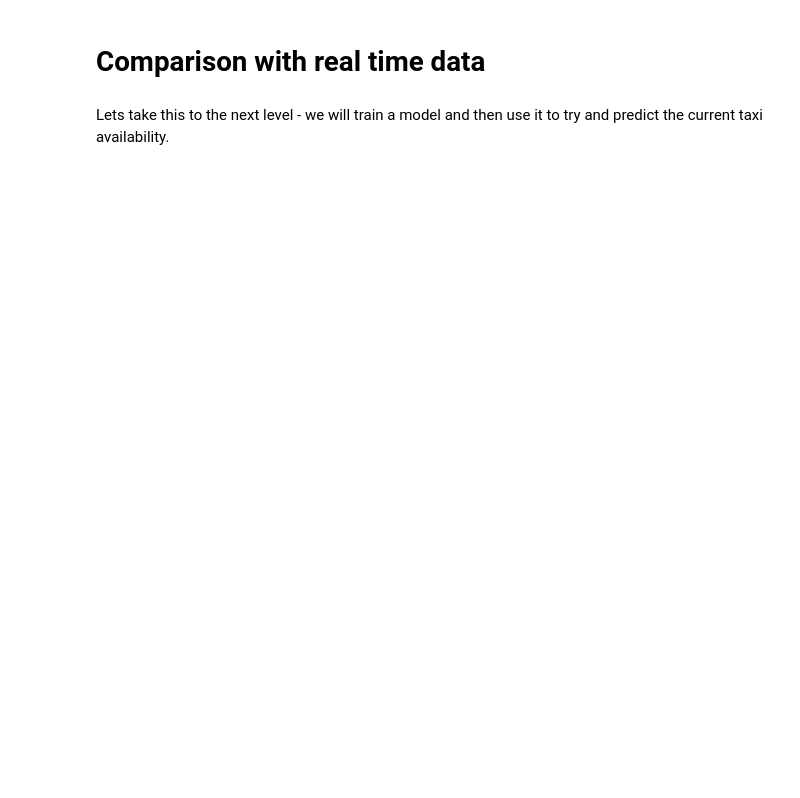
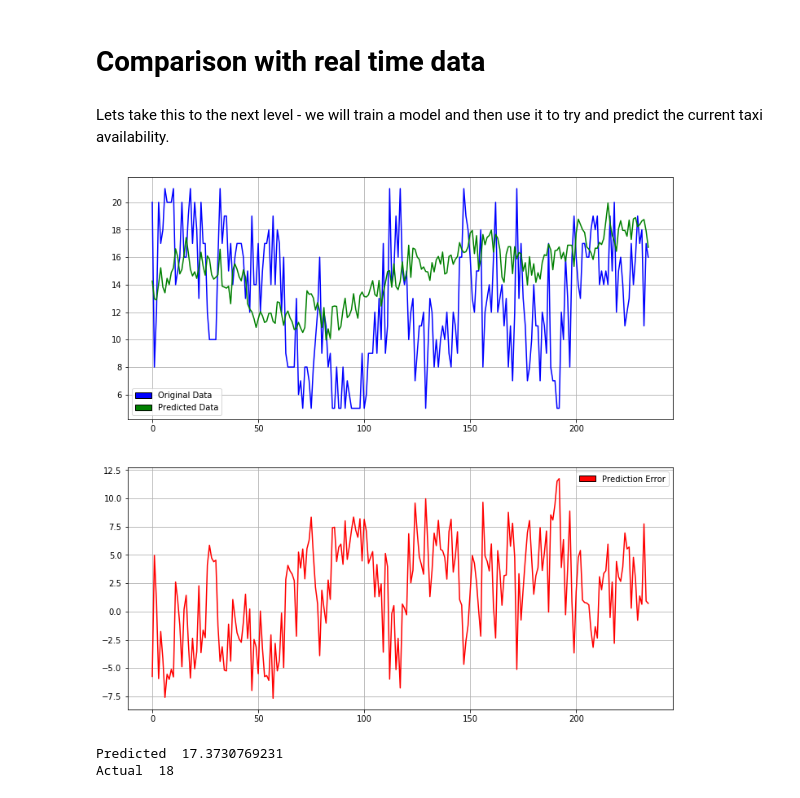
Before and after one commit to hari-allamraju/pycon-talk-taxidata, a Jupyter notebook: notebooks/Comparison with real time data.ipynb, the cells around one changed output. Cells and saved outputs as stored; diff of their text form; code cells hidden in the pictures; blank space fills up the shorter version.

Commit message:
added example with a larger grid

```diff
--- a/notebooks/Comparison with real time data.ipynb
+++ b/notebooks/Comparison with real time data.ipynb
@@ -20,17 +20,26 @@ def weekday(d):
     dt=datetime.strptime(d,"%Y%m%d")
     return 1 if datetime.isoweekday(dt)<6 else 0
 # %%
-lat,lon = utils.get_lat_long("Sengkang")
+lat,lon = utils.get_lat_long("Serangoon")
 dates=taxis.get_dates(DBNAME)
 data=[analysis.get_weekday_data(date,DBNAME,lat,lon,holidays=holidays) for date in dates]
 data=[x for x in data if x is not None]
 # %%
 rf=RandomForestRegressor(n_estimators=100,n_jobs=10,warm_start=True)
-for df in data:
+for df in data[:-1]:
     X=df.drop(['TaxiCount','PeakHour'],axis=1)
     y=np.array(df['TaxiCount'])
     rf.fit(X,y.ravel())
     rf.n_estimators+=20
+
+test=data[-1]
+
+Xt=test.drop(['TaxiCount','PeakHour'],axis=1)
+yt=np.array(test['TaxiCount'])
+
+visualize.plot_model(Xt,yt,rf)
+# %% [output]
+[figure, added]
 # %%
 h=20
 grid=utils.create_grid(h)
@@ -40,16 +49,14 @@ for b,a in points:
     i,j=utils.get_grid_cell(a,b,h)
     grid[j][i]+=1
 
-a,b=utils.get_grid_cell(lat,lon)
-
-results=[]
-for i in range(10):
-    n=datetime.now()
-    h=n.hour
-    m=int(5 * round(float(n.minute)/5))
-    p=1 if datetime.isoweekday(n)<6 else 0
-    X=np.array([h,m]).reshape(1,-1)
-    results.append(rf.predict(X))
-    time.sleep(30000)
-
-visualize.plot_data([(range(10),results),(range(10),[grid[b][a]]*10)])
+i,j=utils.get_grid_cell(lat,lon)
+n=datetime.now()
+h=n.hour
+m=int(5 * round(float(n.minute)/5))
+p=1 if datetime.isoweekday(n)<6 else 0
+X=np.array([h,m]).reshape(1,-1)
+print "Predicted ",rf.predict(X)[0]
+print "Actual ",grid[j][i]
+# %% [output]
+Predicted  17.3730769231
+Actual  18
```
Also changed, not shown: 1 other file.
